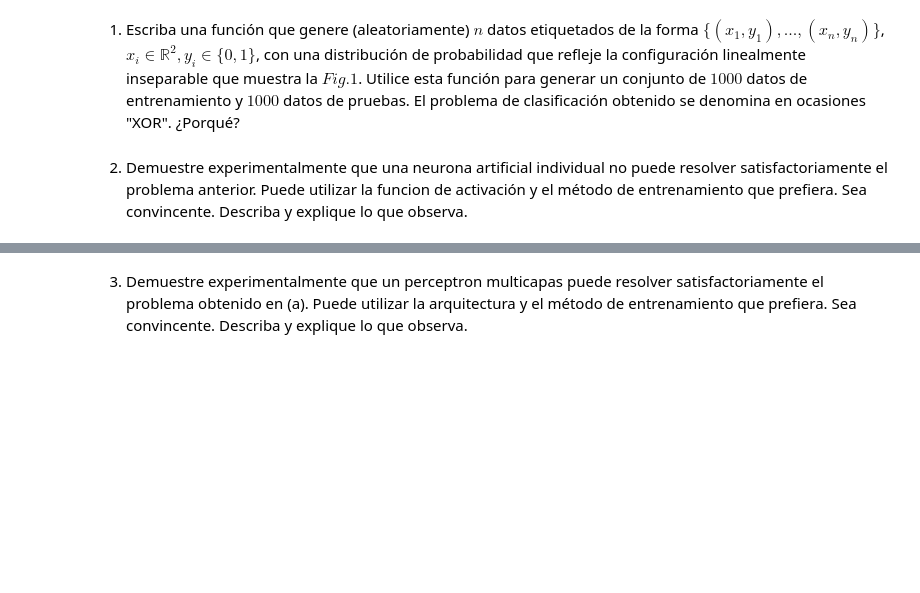
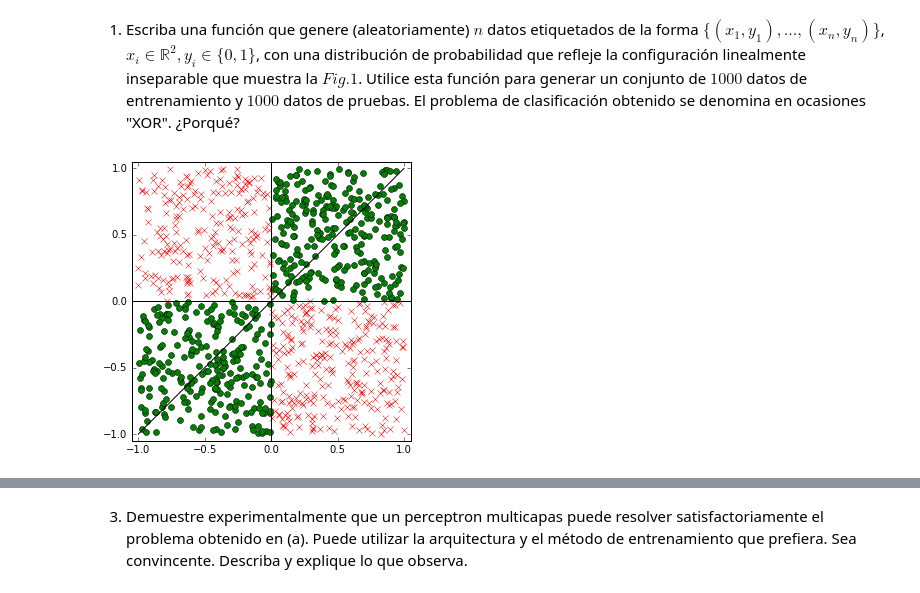
Before and after one commit to jx4nk00/ANN_tarea1, a Jupyter notebook: Tarea1.ipynb, the cells around one changed output, grey strips where cells are left out. Saved outputs shown, nothing was run; the diff lists cells and outputs as text; code cells hidden in the pictures; blank space fills up the shorter version.

```diff
--- a/Tarea1.ipynb
+++ b/Tarea1.ipynb
@@ -39,34 +40,35 @@ for i in range(x_train.shape[0]):
         c1x.append(x_train[i,0])
         c1y.append(x_train[i,1])
 
     else:
         if x_train[i,0]<0 and x_train[i,1]<0:
             y_train.append(1)
             c1x.append(x_train[i,0])
             c1y.append(x_train[i,1])
         else:
             y_train.append(0)
             c2x.append(x_train[i,0])
             c2y.append(x_train[i,1])
 
 
 for i in range(x_test.shape[0]):
     if x_test[i,0]>0 and x_test[i,1]>0:
         y_test.append(1)
 
     else:
         if x_test[i,0]<0 and x_test[i,1]<0:
             y_test.append(1)
         else:
             y_test.append(0)
 
 plt.figure(figsize=(5,5))
 plt.plot(c1x, c1y, 'go',label="Clase 1")
 plt.plot(c2x, c2y, 'rx', label="Clase 2")
-#plt.axhline(0, color='k')
-#plt.axvline(0, color='k')
+plt.plot([-1,1],[-1,1],"-k",label="--")
+plt.axhline(0, color='k')
+plt.axvline(0, color='k')
 #plt.legend(loc='center right')
 plt.axis([-1.05, 1.05, -1.05, 1.05])
 plt.show()
+# %% [output]
+[figure, added]
-# %% [markdown]
-2. Demuestre experimentalmente que una neurona artificial individual no puede resolver satisfactoriamente el problema anterior. Puede utilizar la funcion de activación y el método de entrenamiento que prefiera. Sea convincente. Describa y explique lo que observa.
```
Also changed, not shown: parts of 30 cells of this notebook, 2 other files.
